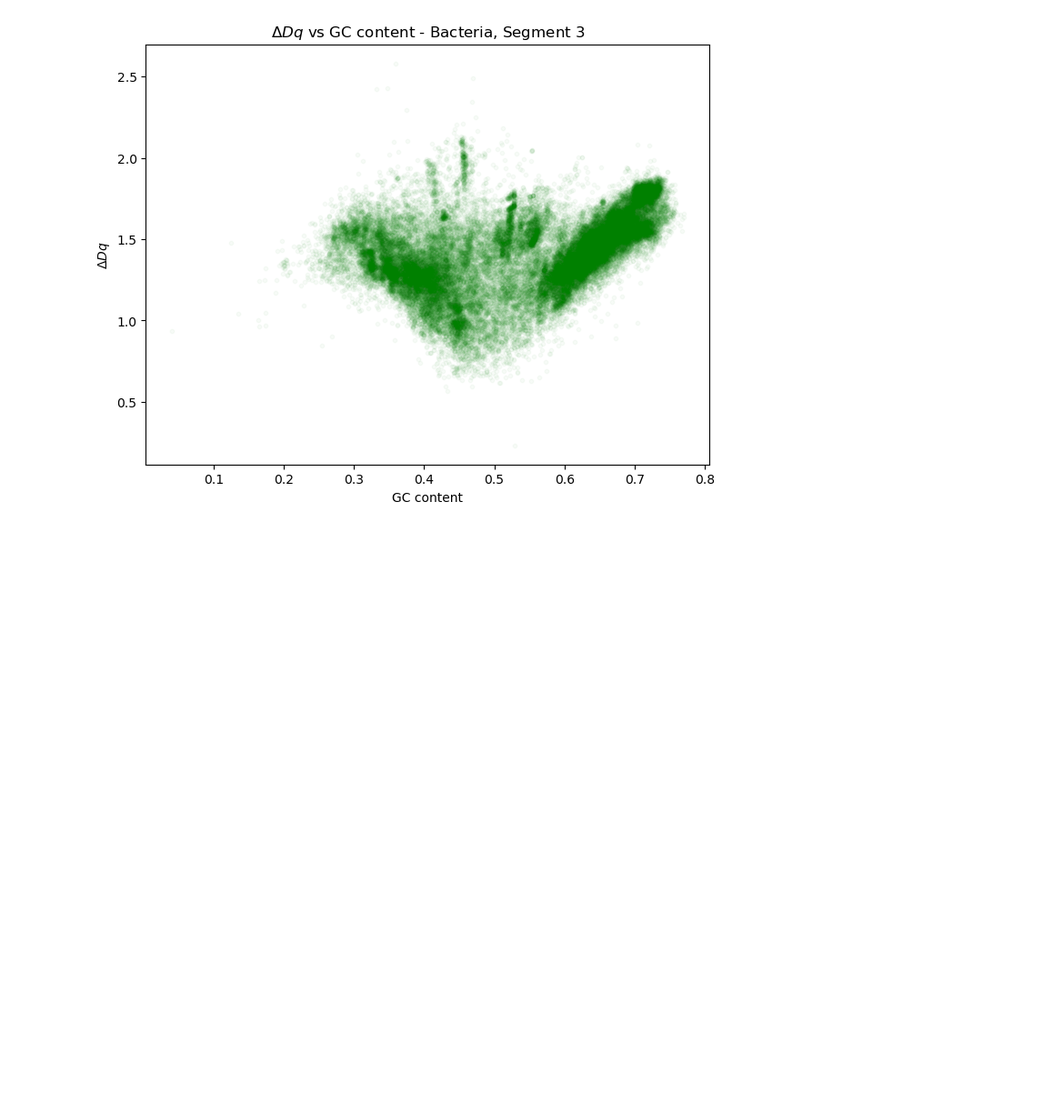
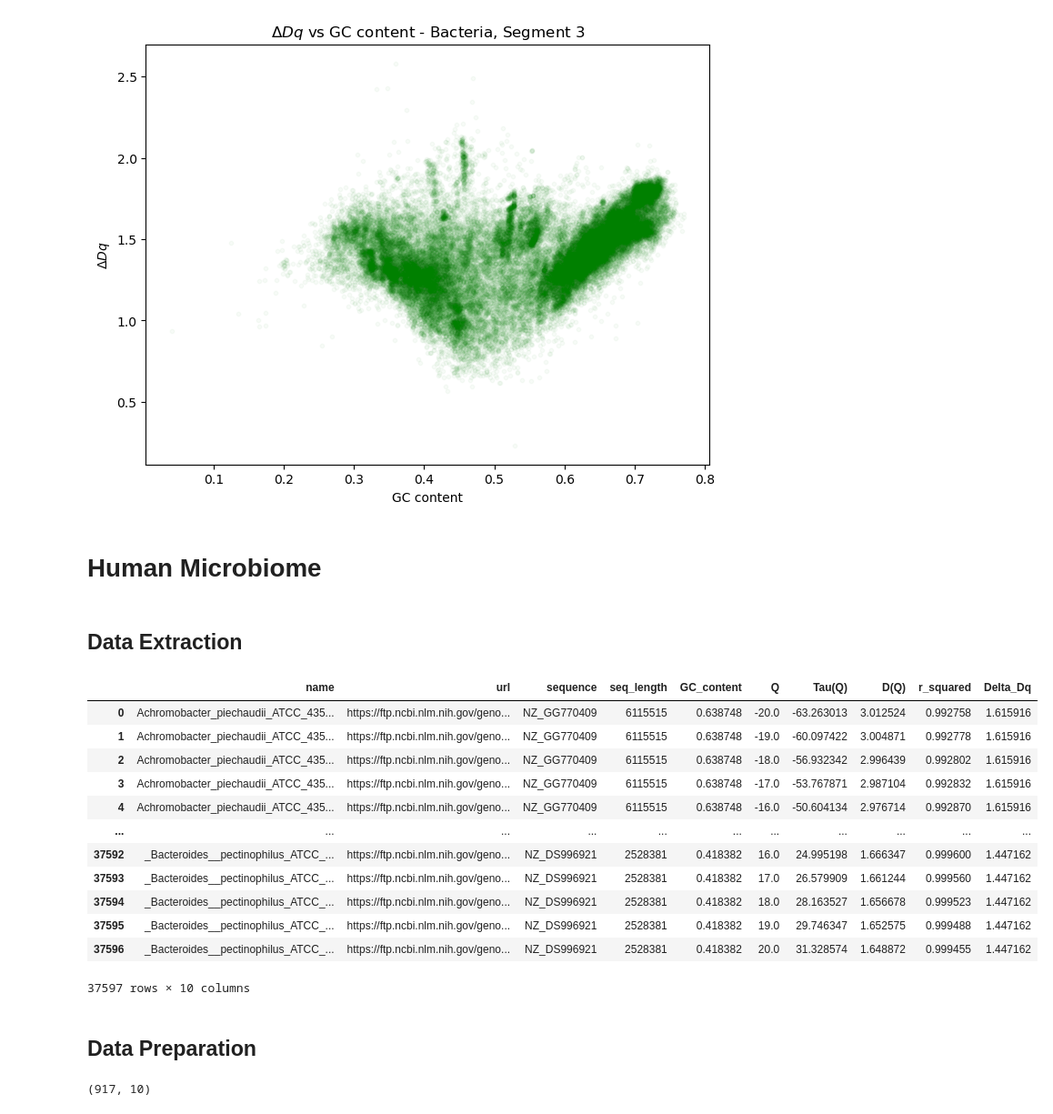
Before and after one commit to DiegoFLM/Analysis-of-microbial-genomes--MFA-GC-content-lifestyle-and-human-microbiome, a Jupyter notebook: notebooks_and_info/data_analysis/results_analysis/results_viz_dq_gccontent.ipynb, the cells around one changed output. Shown at 91% size. Saved outputs shown, nothing was run; the diff lists cells and outputs as text; code cells hidden in the pictures; blank space fills up the shorter version.

```diff
--- a/notebooks_and_info/data_analysis/results_analysis/results_viz_dq_gccontent.ipynb
+++ b/notebooks_and_info/data_analysis/results_analysis/results_viz_dq_gccontent.ipynb
@@ -617,3 +623,33 @@ for i, segment in enumerate(unique_segments):
 [figure]
 [figure]
 [figure]
+# %% [markdown]
+# Human Microbiome
+# %% [markdown]
+## Data Extraction
+# %%
+df_hm = pd.read_csv(PATH_RESULTS_HM / 'mfa_hm_url.csv', sep=';', dtype=str)
+df_hm = df_hm.replace({',': '.'}, regex=True)
+df_hm = df_hm.apply(pd.to_numeric, errors='ignore')
+df_hm
+# %% [output]
+|  | name | url | sequence | seq_length | GC_content | Q | Tau(Q) | D(Q) | r_squared | Delta_Dq |
+| 0 | Achromobacter_piechaudii_ATCC_435... | https://ftp.ncbi.nlm.nih.gov/geno... | NZ_GG770409 | 6115515 | 0.638748 | -20.0 | -63.263013 | 3.012524 | 0.992758 | 1.615916 |
+| 1 | Achromobacter_piechaudii_ATCC_435... | https://ftp.ncbi.nlm.nih.gov/geno... | NZ_GG770409 | 6115515 | 0.638748 | -19.0 | -60.097422 | 3.004871 | 0.992778 | 1.615916 |
+| 2 | Achromobacter_piechaudii_ATCC_435... | https://ftp.ncbi.nlm.nih.gov/geno... | NZ_GG770409 | 6115515 | 0.638748 | -18.0 | -56.932342 | 2.996439 | 0.992802 | 1.615916 |
+| 3 | Achromobacter_piechaudii_ATCC_435... | https://ftp.ncbi.nlm.nih.gov/geno... | NZ_GG770409 | 6115515 | 0.638748 | -17.0 | -53.767871 | 2.987104 | 0.992832 | 1.615916 |
+| 4 | Achromobacter_piechaudii_ATCC_435... | https://ftp.ncbi.nlm.nih.gov/geno... | NZ_GG770409 | 6115515 | 0.638748 | -16.0 | -50.604134 | 2.976714 | 0.992870 | 1.615916 |
+| ... | ... | ... | ... | ... | ... | ... | ... | ... | ... | ... |
+| 37592 | _Bacteroides__pectinophilus_ATCC_... | https://ftp.ncbi.nlm.nih.gov/geno... | NZ_DS996921 | 2528381 | 0.418382 | 16.0 | 24.995198 | 1.666347 | 0.999600 | 1.447162 |
+| 37593 | _Bacteroides__pectinophilus_ATCC_... | https://ftp.ncbi.nlm.nih.gov/geno... | NZ_DS996921 | 2528381 | 0.418382 | 17.0 | 26.579909 | 1.661244 | 0.999560 | 1.447162 |
+| 37594 | _Bacteroides__pectinophilus_ATCC_... | https://ftp.ncbi.nlm.nih.gov/geno... | NZ_DS996921 | 2528381 | 0.418382 | 18.0 | 28.163527 | 1.656678 | 0.999523 | 1.447162 |
+| 37595 | _Bacteroides__pectinophilus_ATCC_... | https://ftp.ncbi.nlm.nih.gov/geno... | NZ_DS996921 | 2528381 | 0.418382 | 19.0 | 29.746347 | 1.652575 | 0.999488 | 1.447162 |
+| 37596 | _Bacteroides__pectinophilus_ATCC_... | https://ftp.ncbi.nlm.nih.gov/geno... | NZ_DS996921 | 2528381 | 0.418382 | 20.0 | 31.328574 | 1.648872 | 0.999455 | 1.447162 |
+37597 rows × 10 columns
+# %% [markdown]
+## Data Preparation
+# %%
+df_composite_key_hm = df_hm.drop_duplicates(subset=['GC_content', 'Delta_Dq', 'sequence'])
+df_composite_key_hm.shape
+# %% [output]
+(917, 10)
```
Also changed, not shown: parts of 9 cells of this notebook, 1 other file.
